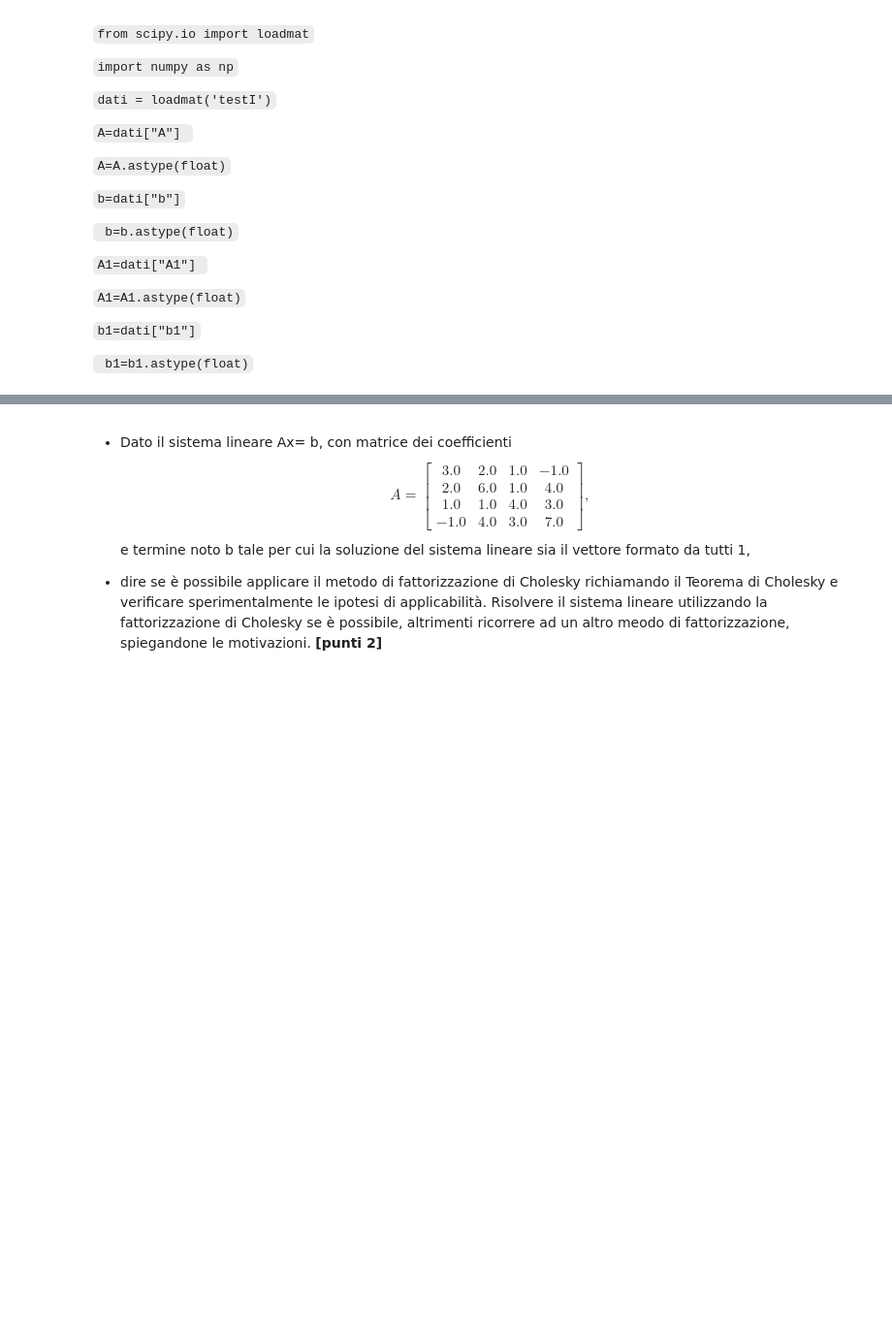
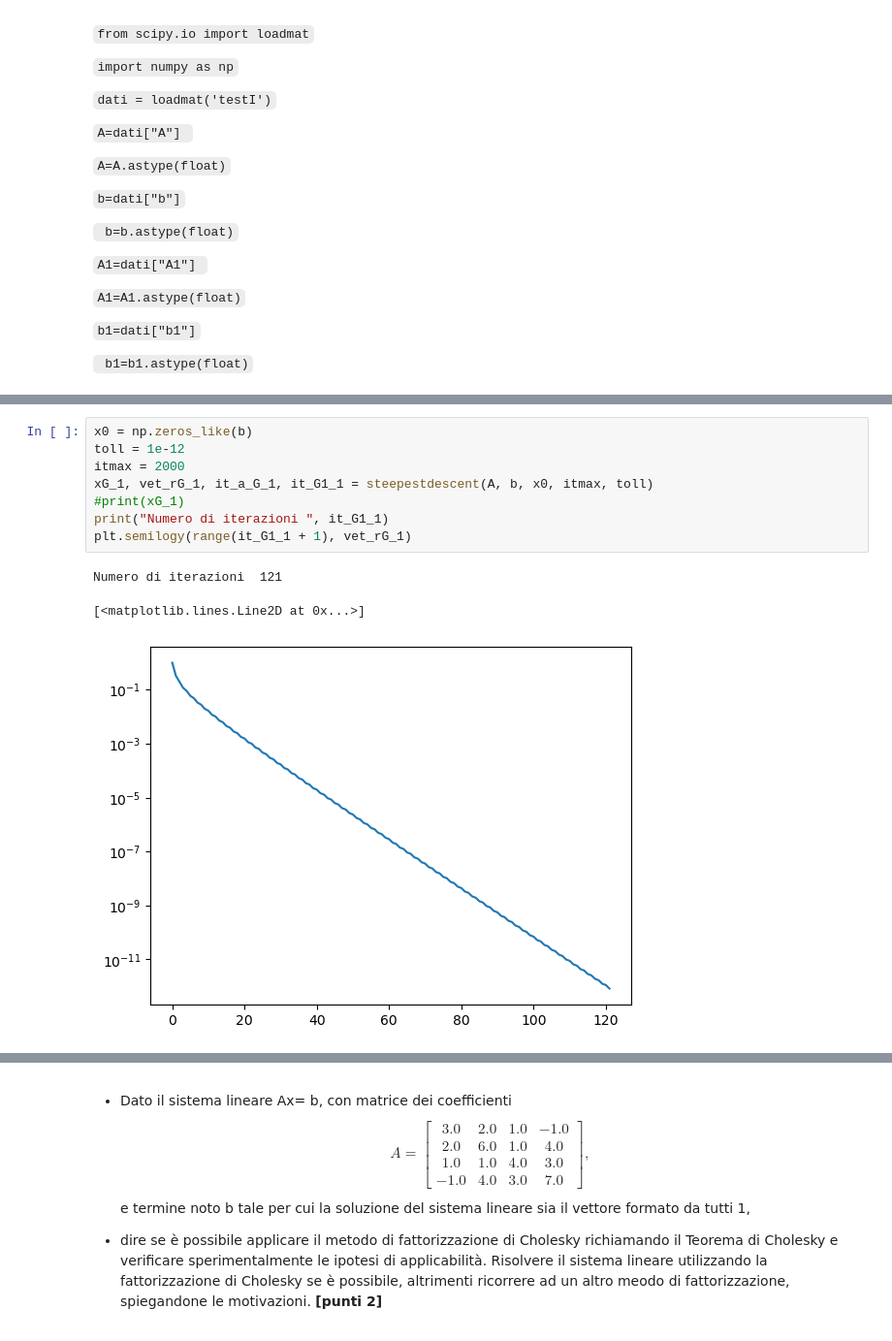
Before and after one commit to Hachi-69/Unibo-Computer-Science-and-Engineering-Year-2, a Jupyter notebook: Numerical-Methods-for-Artificial-Intelligence/SimulazioneII/SimulazioneII.ipynb, the cells around one changed output, grey strips where cells are left out. Shown at 97% size. Saved outputs shown, nothing was run; the diff lists cells and outputs as text; blank space fills up the shorter version.

```diff
--- a/Numerical-Methods-for-Artificial-Intelligence/SimulazioneII/SimulazioneII.ipynb
+++ b/Numerical-Methods-for-Artificial-Intelligence/SimulazioneII/SimulazioneII.ipynb
@@ -47,0 +163,12 @@ Per la lettura dei dati procedere nel seguente modo:
+# %%
+x0 = np.zeros_like(b)
+toll = 1e-12
+itmax = 2000
+xG_1, vet_rG_1, it_a_G_1, it_G1_1 = steepestdescent(A, b, x0, itmax, toll)
+#print(xG_1)
+print("Numero di iterazioni ", it_G1_1)
+plt.semilogy(range(it_G1_1 + 1), vet_rG_1)
+# %% [output]
+Numero di iterazioni  121
+[<matplotlib.lines.Line2D at 0x...>]
+[figure, added]
```
Also changed, not shown: parts of 22 cells of this notebook.
